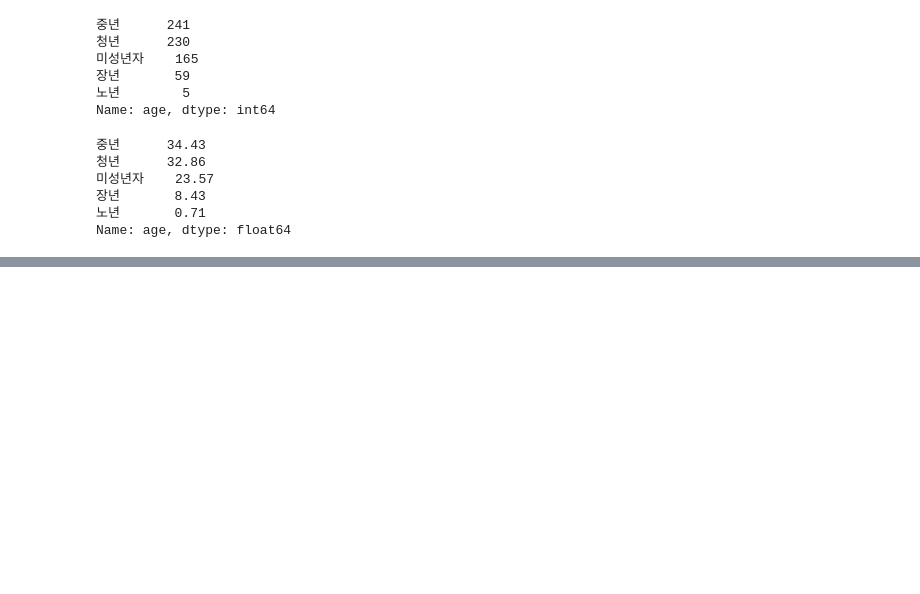
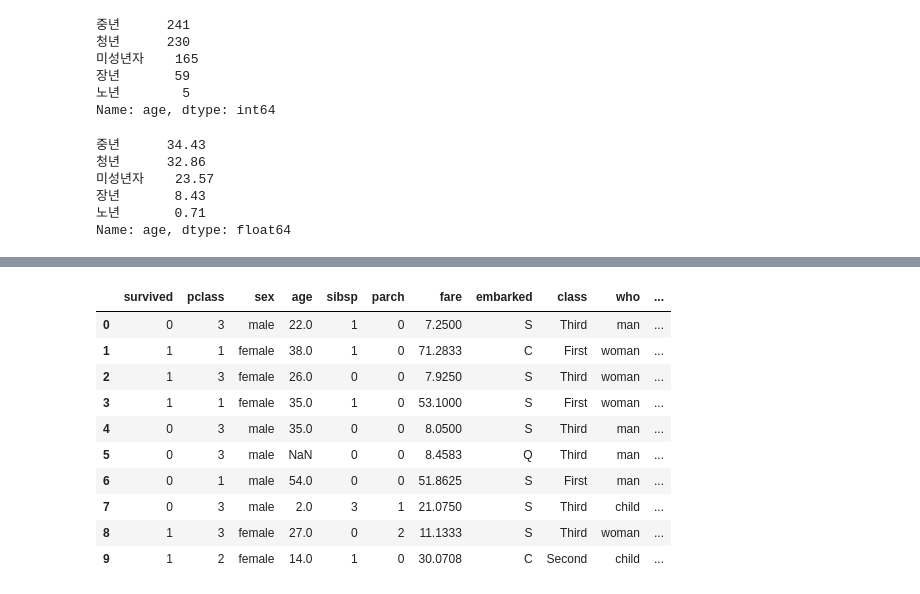
Before and after one commit to ckiekim/DataAnalysis-2023.09, a Jupyter notebook: 02.Pandas/05.데이터조작.ipynb, the cells around one changed output, grey strips where cells are left out. Saved outputs shown, nothing was run; the diff lists cells and outputs as text; code cells hidden in the pictures; blank space fills up the shorter version.

```diff
--- a/02.Pandas/05.데이터조작.ipynb
+++ b/02.Pandas/05.데이터조작.ipynb
@@ -566,0 +582,18 @@ Name: age, dtype: float64
+# %%
+titanic['category3'] = \
+    titanic.apply(lambda x: x.age_group + ' 남성' if (x.age >= 20) & (x.sex == 'male') else \
+                            x.age_group + ' 여성' if (x.age >= 20) & (x.sex == 'female') else \
+                                '미성년자' if x.age < 20 else np.nan, axis=1)
+titanic.head(10)
+# %% [output]
+|  | survived | pclass | sex | age | sibsp | parch | fare | embarked | class | who | ... |
+| 0 | 0 | 3 | male | 22.0 | 1 | 0 | 7.2500 | S | Third | man | ... |
+| 1 | 1 | 1 | female | 38.0 | 1 | 0 | 71.2833 | C | First | woman | ... |
+| 2 | 1 | 3 | female | 26.0 | 0 | 0 | 7.9250 | S | Third | woman | ... |
+| 3 | 1 | 1 | female | 35.0 | 1 | 0 | 53.1000 | S | First | woman | ... |
+| 4 | 0 | 3 | male | 35.0 | 0 | 0 | 8.0500 | S | Third | man | ... |
+| 5 | 0 | 3 | male | NaN | 0 | 0 | 8.4583 | Q | Third | man | ... |
+| 6 | 0 | 1 | male | 54.0 | 0 | 0 | 51.8625 | S | First | man | ... |
+| 7 | 0 | 3 | male | 2.0 | 3 | 1 | 21.0750 | S | Third | child | ... |
+| 8 | 1 | 3 | female | 27.0 | 0 | 2 | 11.1333 | S | Third | woman | ... |
+| 9 | 1 | 2 | female | 14.0 | 1 | 0 | 30.0708 | C | Second | child | ... |
```
Also changed, not shown: parts of 12 cells of this notebook, 1 other file.
